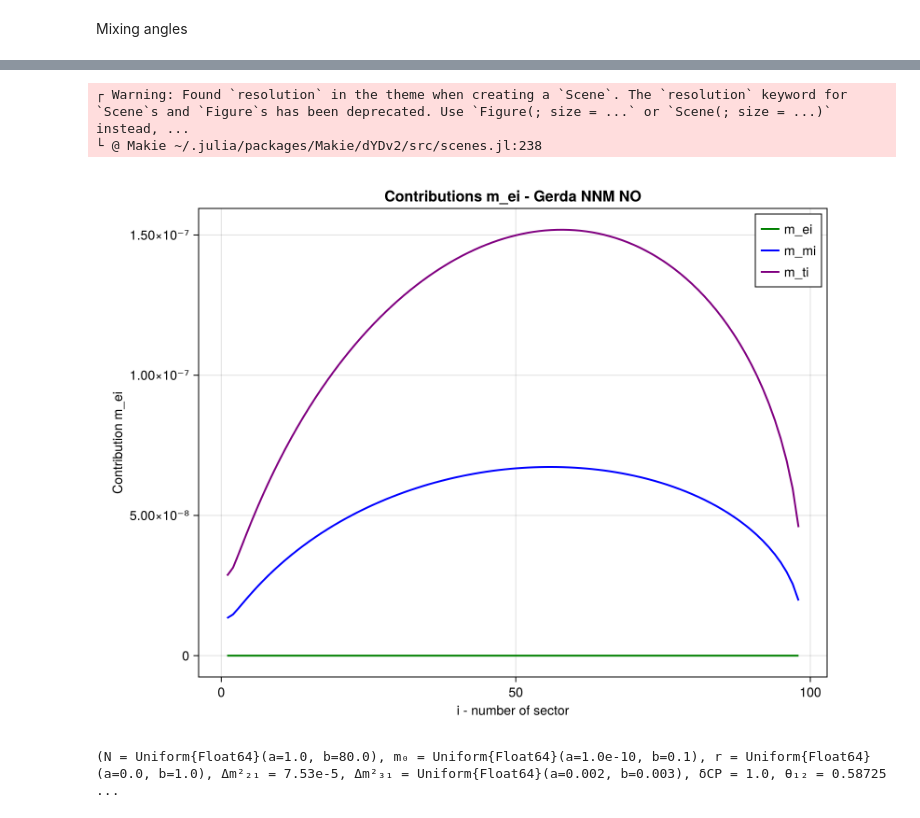
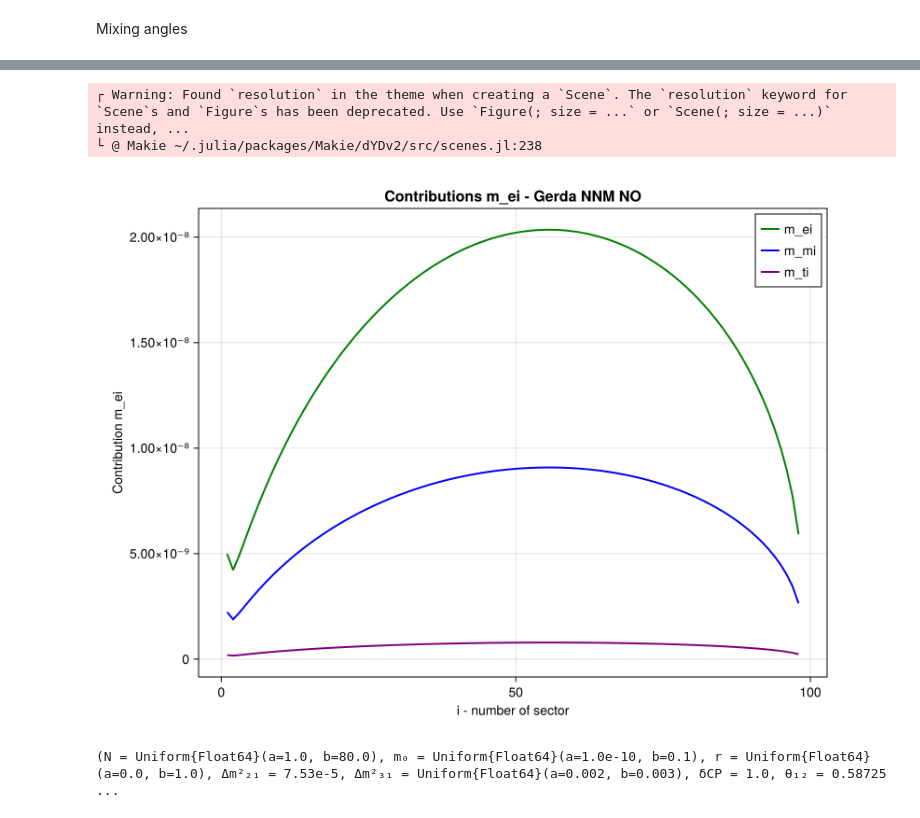
Before and after one commit to philippeller/Newtrinos.jl, a Jupyter notebook: src/experiments/gerda/gerda.ipynb, the cells around one changed output, grey strips where cells are left out. Cells and saved outputs as stored; diff of their text form; code cells hidden in the pictures.

Commit message:
perturbation check

```diff
--- a/src/experiments/gerda/gerda.ipynb
+++ b/src/experiments/gerda/gerda.ipynb
@@ -88,9 +88,9 @@ mass=Newtrinos.gerda.get_neutrinomass(osc_cfg.flavour)(par)
 # %% [markdown]
 Mixing angles
 # %%
-par_p= merge(par, (m₀=1e-6, r=1e-3, N=100))
+par_p= merge(par, (m₀=0.1, r=1e-3, N=100))
 
-mass_e, mass_m, mass_t, angles_e, angles_m, angles_t = Newtrinos.gerda.mixing_angles( par, osc_cfg.flavour)
+mass_e, mass_m, mass_t, angles_e, angles_m, angles_t = Newtrinos.gerda.mixing_angles( par_p, osc_cfg.flavour)
 
 angles_e=angles_e[2:end-1]
 angles_m=angles_m[2:end-1]
@@ -178,35 +178,35 @@ ax = Axis(fig[1, 1],
 )
 
 i_range=1:length(angles_e)
 # Plot the main curve
 lines!(ax, i_range, cont_e,
     color = :green,
     linewidth = 2,
     label = "m_ei"
 )
 
 lines!(ax, i_range, cont_m,
     color = :blue,
     linewidth = 2,
     label = "m_mi"
 )
 
 lines!(ax, i_range, cont_t,
     color = :purple,
     linewidth = 2,
     label = "m_ti"
 )
 # Add legend
 axislegend(ax, position = :rt)  # right bottom
 
-save("/home/sofialon/Newtrinos.jl/plot_final/gerda_checks/m_contributions_N=100_m0=10^-6_r=10^-3.png", fig)
+save("/home/sofialon/Newtrinos.jl/plot_final/gerda_checks/m_contributions_N=100_m0=0.1_r=10^-3.png", fig)
 
 
 display("image/png", fig)
 # %% [output]
 ┌ Warning: Found `resolution` in the theme when creating a `Scene`. The `resolution` keyword for `Scene`s and `Figure`s has been deprecated. Use `Figure(; size = ...` or `Scene(; size = ...)` instead, ...
 └ @ Makie ~/.julia/packages/Makie/dYDv2/src/scenes.jl:238
-[figure, old version]
+[figure, new version]
 # %%
 
 all_priors = Newtrinos.get_priors(experiments)
```
Also changed, not shown: parts of 2 cells of this notebook, 24 other files.
